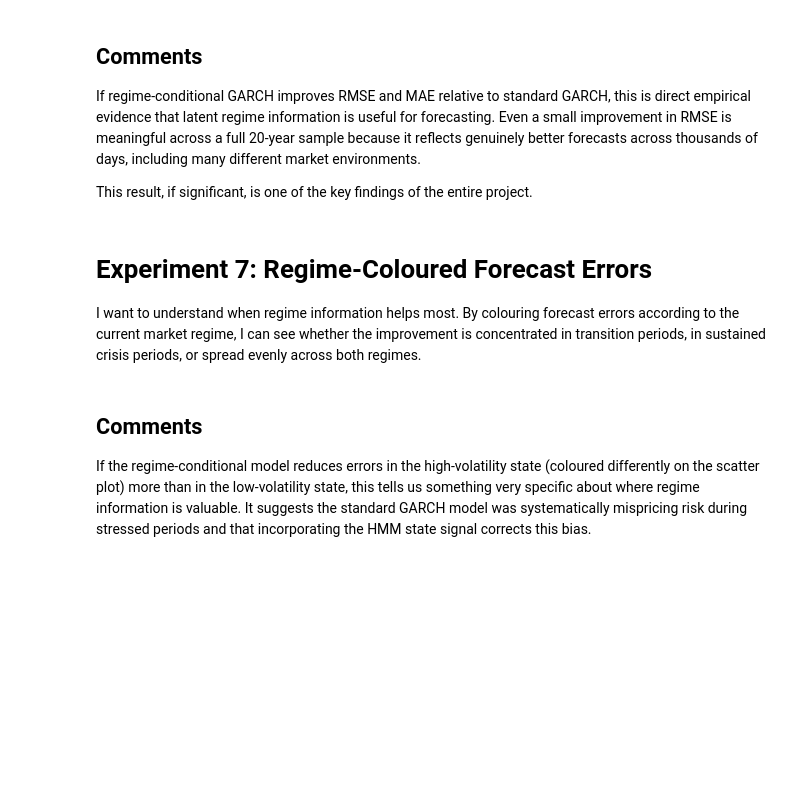
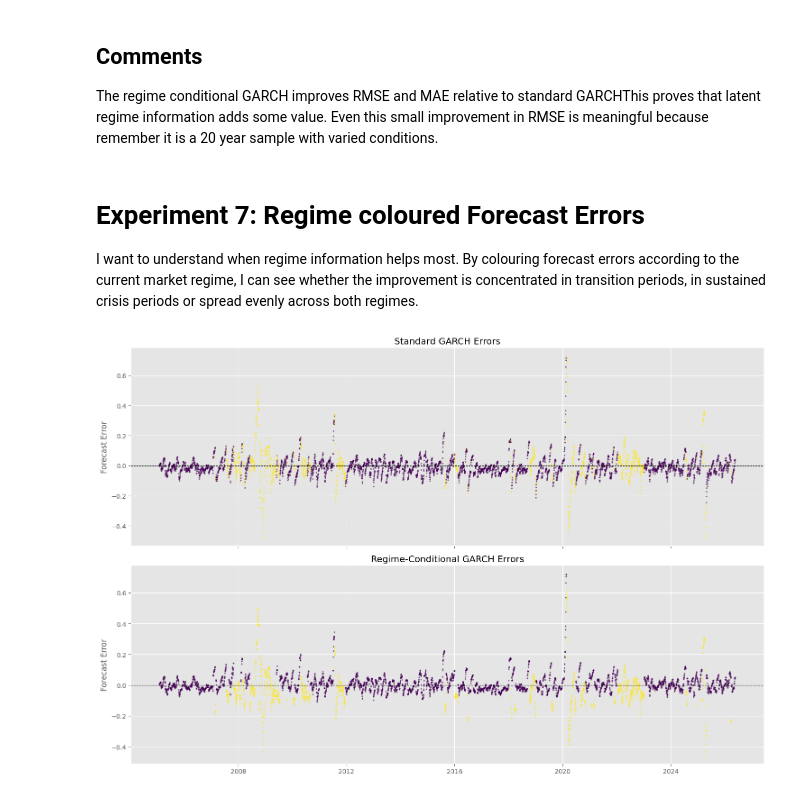
Before and after one commit to simonesingh1406/Volatility-Forecasting, a Jupyter notebook: 8_regime_aware_forecasting.ipynb, the cells around one changed output. Cells and saved outputs as stored; diff of their text form; code cells hidden in the pictures; blank space fills up the shorter version.

```diff
--- a/8_regime_aware_forecasting.ipynb
+++ b/8_regime_aware_forecasting.ipynb
@@ -268,47 +320,43 @@ accuracy
 # %% [markdown]
 ## Comments
 
-If regime-conditional GARCH improves RMSE and MAE relative to standard GARCH, this is direct empirical evidence that latent regime information is useful for forecasting. Even a small improvement in RMSE is meaningful across a full 20-year sample because it reflects genuinely better forecasts across thousands of days, including many different market environments.
-
-This result, if significant, is one of the key findings of the entire project.
+The regime conditional GARCH improves RMSE and MAE relative to standard GARCHThis proves that latent regime information adds some value. Even this small improvement in RMSE is meaningful because remember it is a 20 year sample with varied conditions.
 # %% [markdown]
-# Experiment 7: Regime-Coloured Forecast Errors
+# Experiment 7: Regime coloured Forecast Errors
 
-I want to understand when regime information helps most. By colouring forecast errors according to the current market regime, I can see whether the improvement is concentrated in transition periods, in sustained crisis periods, or spread evenly across both regimes.
+I want to understand when regime information helps most. By colouring forecast errors according to the current market regime, I can see whether the improvement is concentrated in transition periods, in sustained crisis periods or spread evenly across both regimes.
 # %%
 comparison["err_standard"] = (
     comparison["target_20d"] - comparison["garch_full_vol"]
 )
 
 comparison["err_regime"] = (
     comparison["target_20d"] - comparison["cond_vol"]
 )
 
 comparison["state"] = spy["state"]
 
 fig, axes = plt.subplots(2, 1, figsize=(15, 10), sharex=True)
 
 for ax, col, title in zip(
     axes,
     ["err_standard", "err_regime"],
-    ["Standard GARCH Errors", "Regime-Conditional GARCH Errors"]
+    ["Standard GARCH Errors", "Regime Conditional GARCH Errors"]
 ):
 
     ax.scatter(
         comparison.index,
         comparison[col],
         c=comparison["state"],
         s=3,
         alpha=0.6
     )
 
     ax.axhline(0, color="black", linestyle="--", linewidth=0.8)
     ax.set_title(title)
     ax.set_ylabel("Forecast Error")
 
 plt.tight_layout()
 plt.show()
+# %% [output]
+[figure, added]
-# %% [markdown]
-## Comments
-
-If the regime-conditional model reduces errors in the high-volatility state (coloured differently on the scatter plot) more than in the low-volatility state, this tells us something very specific about where regime information is valuable. It suggests the standard GARCH model was systematically mispricing risk during stressed periods and that incorporating the HMM state signal corrects this bias.
```
Also changed, not shown: parts of 35 cells of this notebook, 5 other files.
